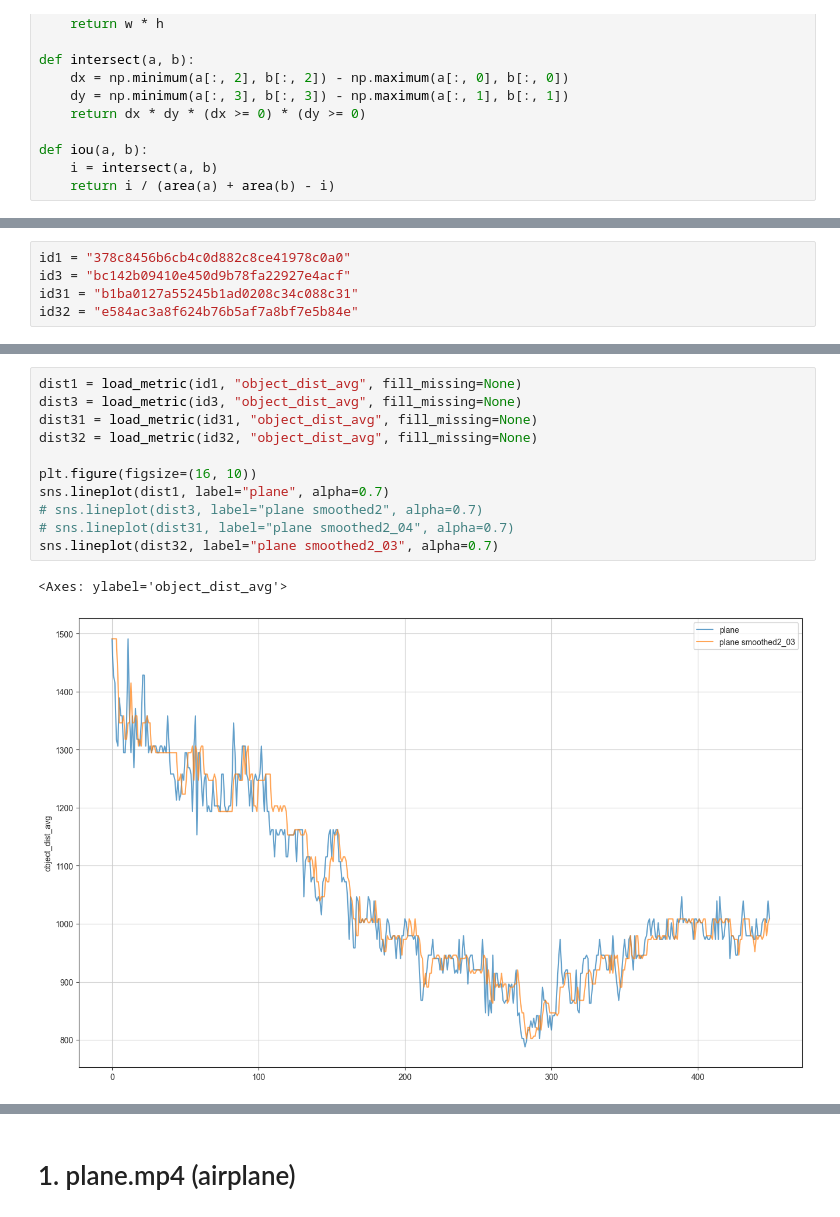
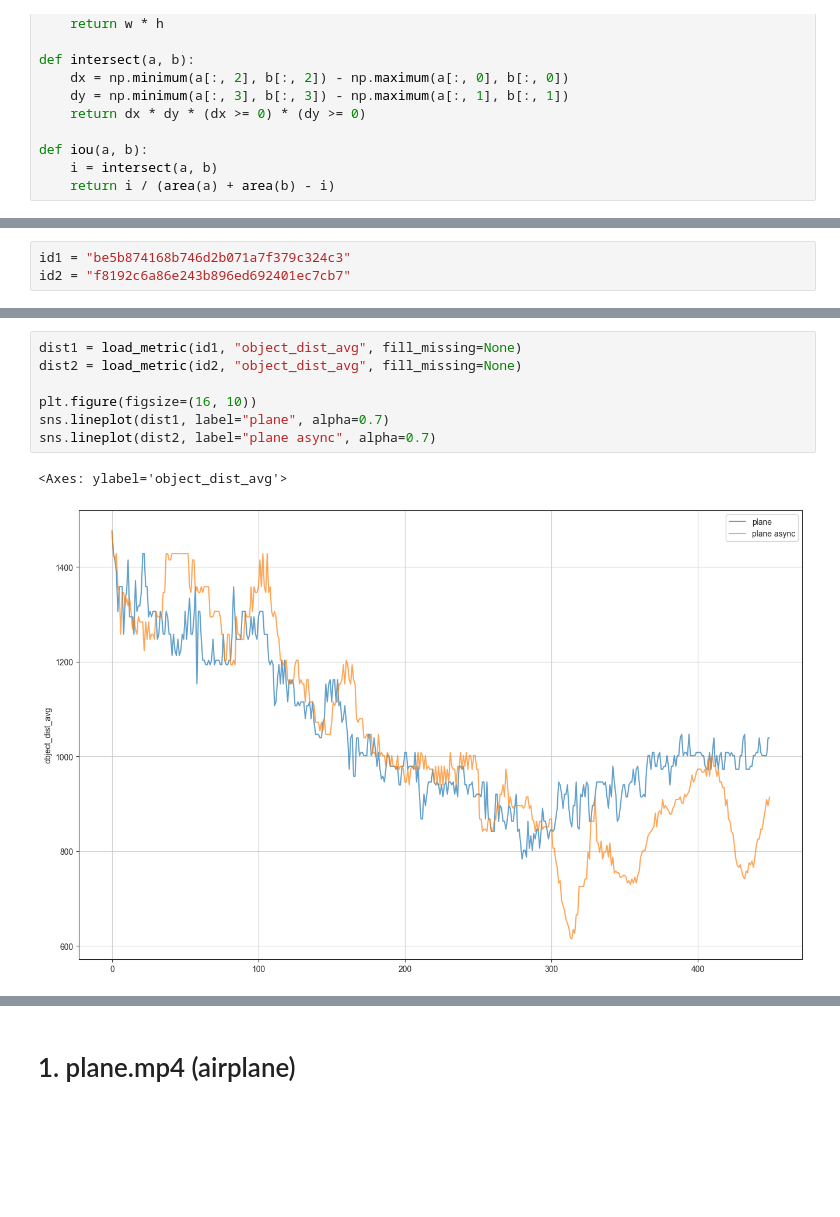
Before and after one commit to alexj-smolin/ds-school-project, a Jupyter notebook: notebooks/EDA.ipynb, the cells around one changed output, grey strips where cells are left out. Drawn from its saved outputs; the diff is of its cells as text; blank space fills up the shorter version.

```diff
--- a/notebooks/EDA.ipynb
+++ b/notebooks/EDA.ipynb
@@ -41,5 +128,3 @@ def iou(a, b):
 # %%
-id1 = "378c8456b6cb4c0d882c8ce41978c0a0"
-id3 = "bc142b09410e450d9b78fa22927e4acf"
-id31 = "b1ba0127a55245b1ad0208c34c088c31"
-id32 = "e584ac3a8f624b76b5af7a8bf7e5b84e"
+id1 = "be5b874168b746d2b071a7f379c324c3"
+id2 = "f8192c6a86e243b896ed692401ec7cb7"
@@ -46,14 +163,10 @@ id32 = "e584ac3a8f624b76b5af7a8bf7e5b84e"
 # %%
 dist1 = load_metric(id1, "object_dist_avg", fill_missing=None)
-dist3 = load_metric(id3, "object_dist_avg", fill_missing=None)
-dist31 = load_metric(id31, "object_dist_avg", fill_missing=None)
-dist32 = load_metric(id32, "object_dist_avg", fill_missing=None)
+dist2 = load_metric(id2, "object_dist_avg", fill_missing=None)
 
 plt.figure(figsize=(16, 10))
 sns.lineplot(dist1, label="plane", alpha=0.7)
-# sns.lineplot(dist3, label="plane smoothed2", alpha=0.7)
-# sns.lineplot(dist31, label="plane smoothed2_04", alpha=0.7)
-sns.lineplot(dist32, label="plane smoothed2_03", alpha=0.7)
+sns.lineplot(dist2, label="plane async", alpha=0.7)
 # %% [output]
 <Axes: ylabel='object_dist_avg'>
-[figure, old version]
+[figure, new version]
```
Also changed, not shown: parts of 20 cells of this notebook, 5 other files.
